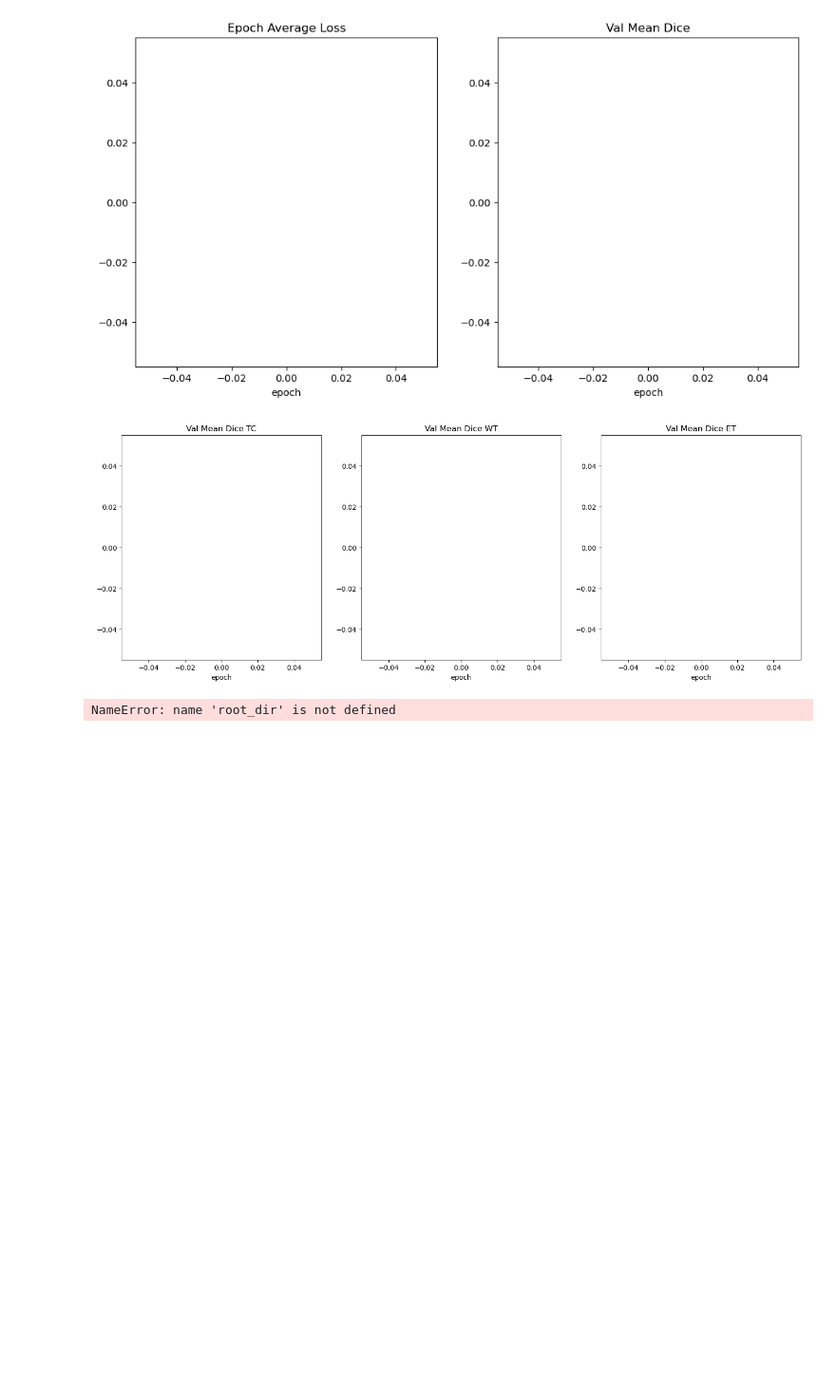
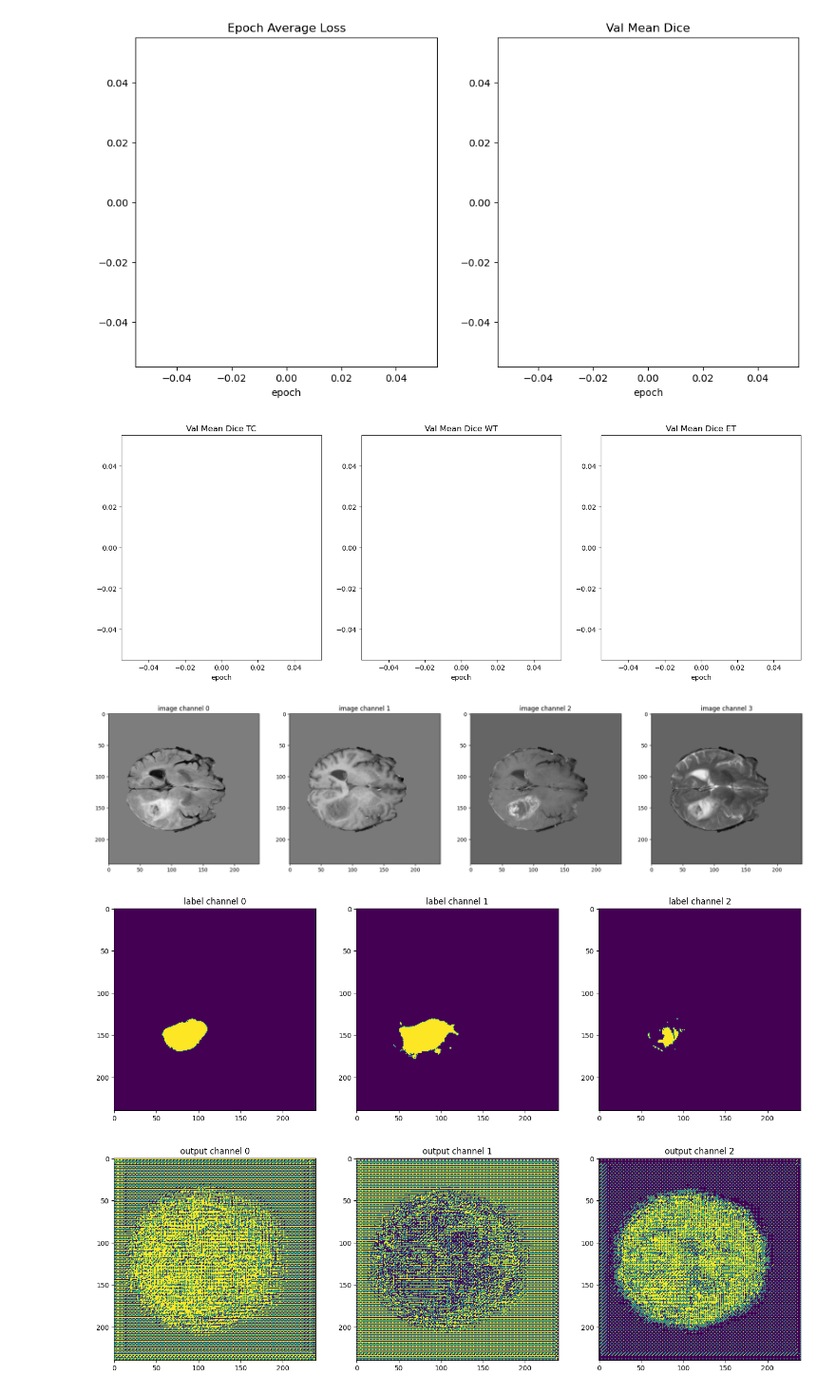
Before and after one commit to gromdimon/brain-segment, a Jupyter notebook: src/notebooks/UNet.ipynb, the cells around one changed output. Shown at 95% size. Cells and saved outputs as stored; diff of their text form; code cells hidden in the pictures; blank space fills up the shorter version.

Commit message:
visual

```diff
--- a/src/notebooks/UNet.ipynb
+++ b/src/notebooks/UNet.ipynb
@@ -309,34 +311,37 @@ plt.show()
 [figure]
 # %%
 # Check the best model output with the input image and label
-model.load_state_dict(torch.load(os.path.join(root_dir, "best_metric_model.pth")))
+# model.load_state_dict(torch.load(os.path.join(root_dir, "best_metric_model.pth")))
+model.load_state_dict(torch.load("best_metric_model.pth"))
 model.eval()
 with torch.no_grad():
     # select one image to evaluate and visualize the model output
     val_input = val_ds[6]["image"].unsqueeze(0).to(device)
     roi_size = (128, 128, 64)
     sw_batch_size = 4
     val_output = inference(val_input)
     val_output = post_trans(val_output[0])
     plt.figure("image", (24, 6))
     for i in range(4):
         plt.subplot(1, 4, i + 1)
         plt.title(f"image channel {i}")
         plt.imshow(val_ds[6]["image"][i, :, :, 70].detach().cpu(), cmap="gray")
     plt.show()
     # visualize the 3 channels label corresponding to this image
     plt.figure("label", (18, 6))
     for i in range(3):
         plt.subplot(1, 3, i + 1)
         plt.title(f"label channel {i}")
         plt.imshow(val_ds[6]["label"][i, :, :, 70].detach().cpu())
     plt.show()
     # visualize the 3 channels model output corresponding to this image
     plt.figure("output", (18, 6))
     for i in range(3):
         plt.subplot(1, 3, i + 1)
         plt.title(f"output channel {i}")
         plt.imshow(val_output[i, :, :, 70].detach().cpu())
     plt.show()
 # %% [output]
-NameError: name 'root_dir' is not defined
+[figure, added]
+[figure, added]
+[figure, added]
```
Also changed, not shown: parts of 3 cells of this notebook.
